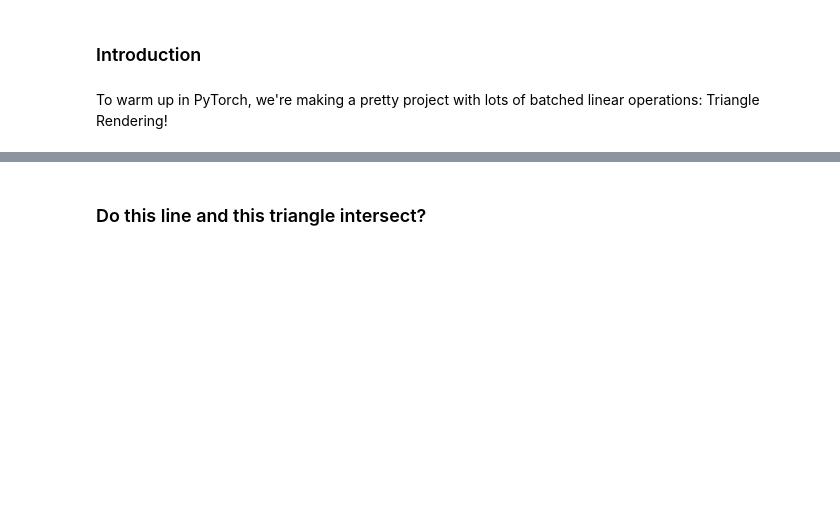
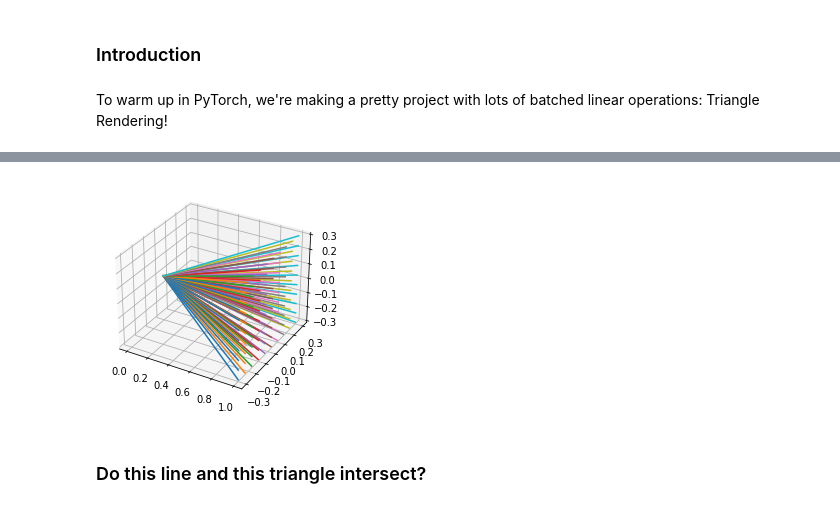
Before and after one commit to redwoodresearch/mlab, a Jupyter notebook: days/w1d1_renderer.ipynb, the cells around one changed output, grey strips where cells are left out. Saved outputs shown, nothing was run; the diff lists cells and outputs as text; code cells hidden in the pictures; blank space fills up the shorter version.

Commit message:
save renderer progres

```diff
--- a/days/w1d1_renderer.ipynb
+++ b/days/w1d1_renderer.ipynb
@@ -9,3 +27,28 @@ One might expect the existence of a simple vectorized triangle raytracing algori
+# %%
+import torch as t
+from mpl_toolkits.mplot3d.axes3d import Axes3D
+import matplotlib.pyplot as plt
+
+def camera_rays(W, H, width_scale=0.3, height_scale=0.3):
+    n_pixels = W*H
+    x_dirs = t.linspace(-width_scale, width_scale, W).unsqueeze(0).expand([H, W]).reshape([n_pixels])
+    y_dirs = t.linspace(-height_scale,height_scale, H).unsqueeze(1).expand([H, W]).reshape([n_pixels])
+    ray_directions = t.stack([t.ones(n_pixels), x_dirs, y_dirs], dim=1)
+    origin = t.tensor([0,0,0]).unsqueeze(0).expand([n_pixels, 3])
+    lines = t.stack([origin, ray_directions], dim=1)
+    return lines
+
+lines = camera_rays(10,10)
+def use_pyplot_to_render_lines(lines):
+    fig, ax = plt.subplots(subplot_kw={'projection': '3d'})
+
+    for line in lines:
+        ax.plot(line[:,0].numpy(), line[:,1].numpy(), line[:,2].numpy())
+
+    plt.show()
+use_pyplot_to_render_lines(lines)
+# %% [output]
+[figure, added]
 # %% [markdown]
 ### Do this line and this triangle intersect?
 # %% [markdown]
```
Also changed, not shown: parts of 8 cells of this notebook.
